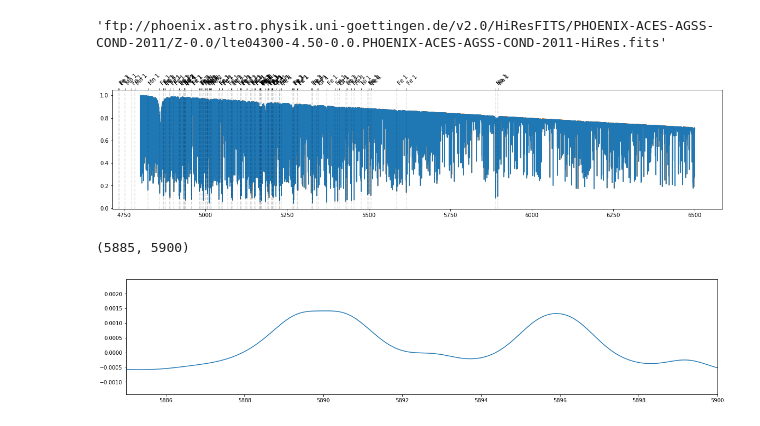
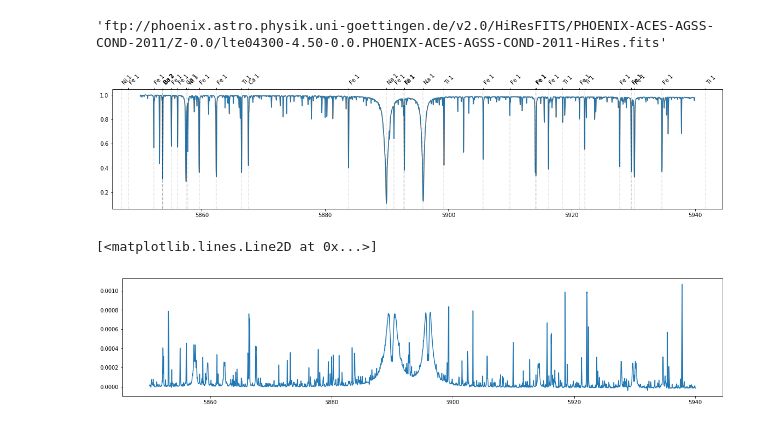
Before and after one commit to bmorris3/sharp, a Jupyter notebook: phoenix_expectation.ipynb, the cells around one changed output. Drawn from its saved outputs; the diff is of its cells as text; code cells hidden in the pictures.

```diff
--- a/phoenix_expectation.ipynb
+++ b/phoenix_expectation.ipynb
@@ -9,9 +9,11 @@ from scipy.ndimage import gaussian_filter1d
 get_any_metallicity_url(5800-1500, 4.5, 0)
 # %% [output]
 'ftp://phoenix.astro.physik.uni-goettingen.de/v2.0/HiResFITS/PHOENIX-ACES-AGSS-COND-2011/Z-0.0/lte04300-4.50-0.0.PHOENIX-ACES-AGSS-COND-2011-HiRes.fits'
+# %%
+wl = np.load('cnn/data/solar_grid_wl.npy')
 # %%
-wl_min = 4800
-wl_max = 6500
+wl_min = wl.min()
+wl_max = wl.max()
 
 phoenix_wl = get_phoenix_model_wavelengths()
 phoenix_sun_fl = fits.getdata(get_any_metallicity_url(5800, 4.5, 0))
@@ -26,7 +28,7 @@ phoenix_spot_fl /= phoenix_spot_fl.max()
 
 phoenix_wl = phoenix_wl[(wl_min < phoenix_wl) & (wl_max > phoenix_wl)]
 # %%
-fs = 0.98
+fs = 0.995
 phoenix_mixture = fs * phoenix_sun_fl + (1 - fs) * phoenix_spot_fl
 # %%
 import astropy.units as u
@@ -95,16 +97,16 @@ plt.plot(phoenix_wl, phoenix_mixture, zorder=-10)
 axis = plt.gca()
 plot_lines(table, axis, 100, dict(ls='--', color='k', alpha=0.1))
 # %% [output]
-[figure, old version]
+[figure, new version]
 # %%
 plt.figure(figsize=(20, 4))
-plt.plot(phoenix_wl, gaussian_filter1d(phoenix_sun_fl - phoenix_mixture, 50))
+plt.plot(phoenix_wl, gaussian_filter1d(phoenix_sun_fl - phoenix_mixture, 1))
 # plt.xlim([5190, 5200])
 # plt.xlim([5870, 5915])
 # plt.xlim([4000, 4200])
 # plt.plot([])
 
-plt.xlim([5885, 5900])
+# plt.xlim([5885, 5900])
 # %% [output]
-(5885, 5900)
+[<matplotlib.lines.Line2D at 0x...>]
-[figure, old version]
+[figure, new version]
```
Also changed, not shown: 3 other files.
